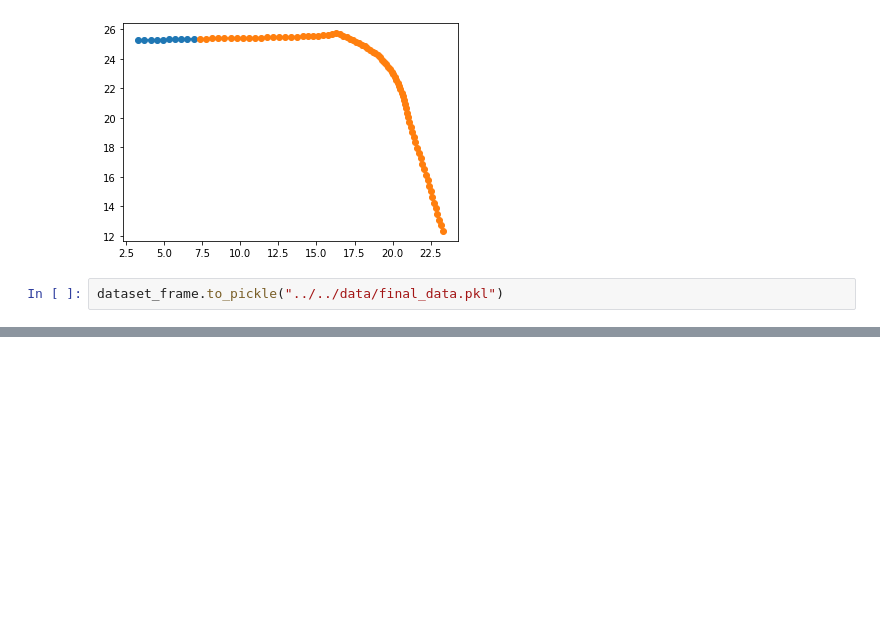
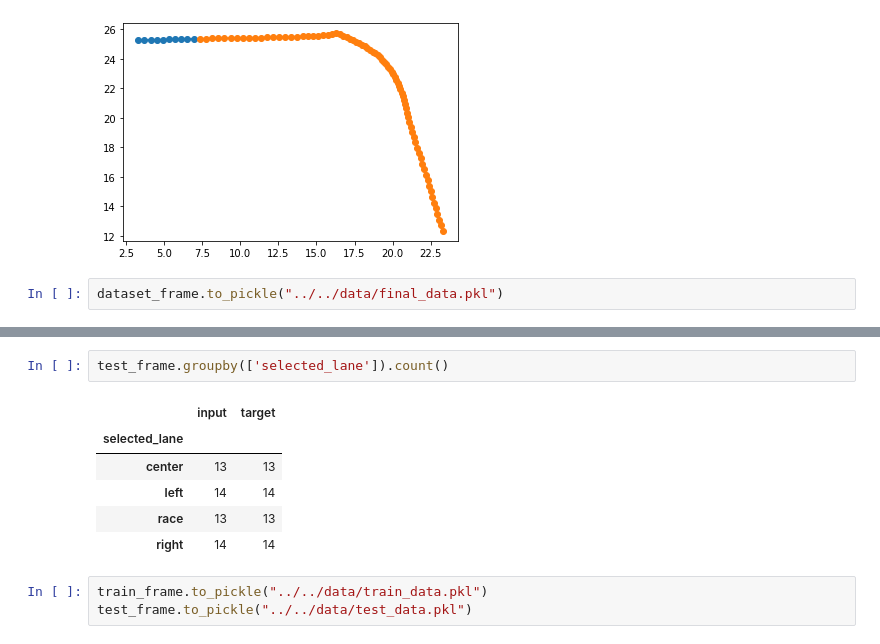
Before and after one commit to nandantumu/VehicleMotionPrediction, a Jupyter notebook: src/data_generation/data_processing.ipynb, the cells around one changed output, grey strips where cells are left out. Drawn from its saved outputs; the diff is of its cells as text; blank space fills up the shorter version.

```diff
--- a/src/data_generation/data_processing.ipynb
+++ b/src/data_generation/data_processing.ipynb
@@ -94,0 +109,12 @@ dataset_frame.to_pickle("../../data/final_data.pkl")
+# %%
+test_frame.groupby(['selected_lane']).count()
+# %% [output]
+|  | input | target |
+| selected_lane |  |  |
+| center | 13 | 13 |
+| left | 14 | 14 |
+| race | 13 | 13 |
+| right | 14 | 14 |
+# %%
+train_frame.to_pickle("../../data/train_data.pkl")
+test_frame.to_pickle("../../data/test_data.pkl")
```
Also changed, not shown: parts of 2 cells of this notebook, 5 other files.
